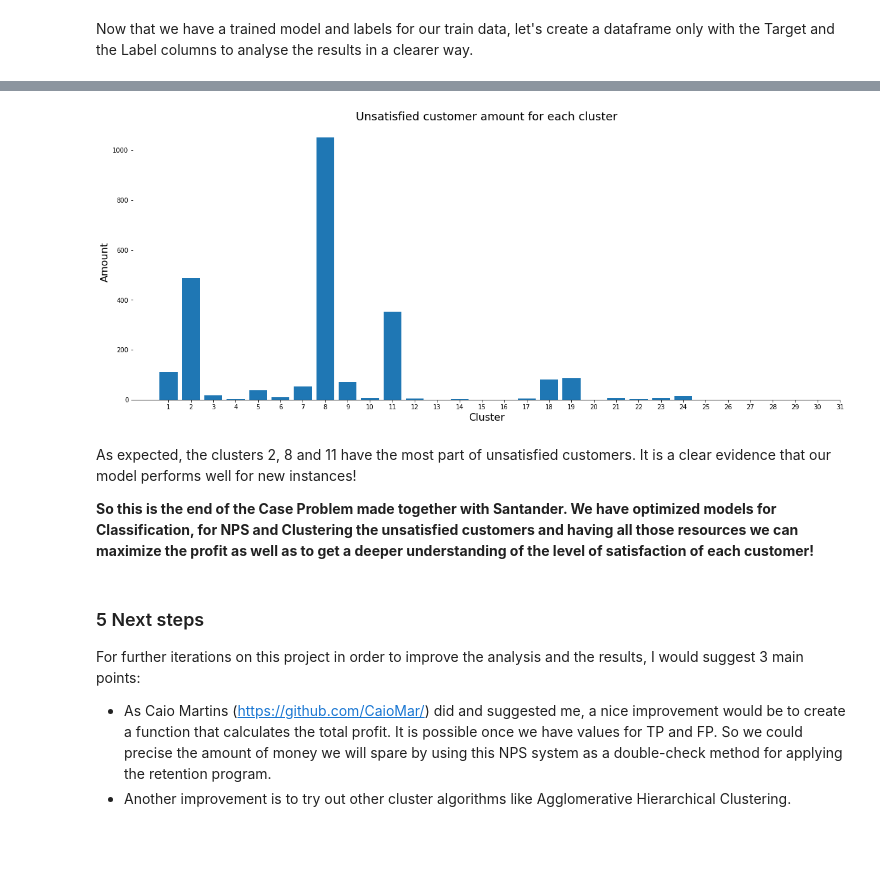
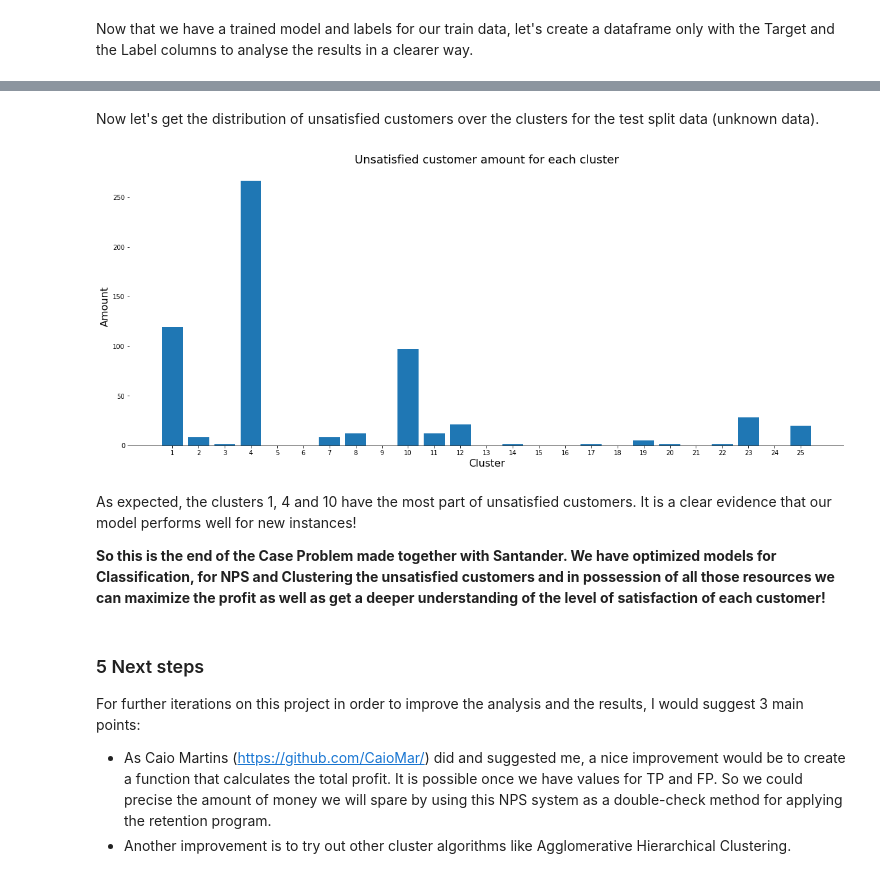
Before and after one commit to PedroHCouto/Santander-Case, a Jupyter notebook: Part C - Clustering.ipynb, the cells around one changed output, grey strips where cells are left out. Drawn from its saved outputs; the diff is of its cells as text; code cells hidden in the pictures; blank space fills up the shorter version.

```diff
--- a/Part C - Clustering.ipynb
+++ b/Part C - Clustering.ipynb
@@ -296,24 +298,26 @@ result_test.head()
+# %% [markdown]
+Now let's get the distribution of unsatisfied customers over the clusters for the test split data (unknown data).
 # %%
 # Get the distribution only for unsatisfied customer on X_test_selected
 unsatisfied_dist_test = result_test[result_test['target'] == 1].labels.value_counts().sort_index()
 # %%
 # Plotting the unsatified customers ditribution for the clusters
 fig, ax = plt.subplots(figsize = (20, 8))
-plt.bar(unsatisfied_dist.index + 1, unsatisfied_dist.values);
+plt.bar(unsatisfied_dist_test.index + 1, unsatisfied_dist_test.values);
 plt.title('Unsatisfied customer amount for each cluster', fontsize = 18);
 plt.xlabel('Cluster', fontsize = 16);
 plt.ylabel('Amount', fontsize = 16)
-plt.xticks(range(1, 32, 1))
+plt.xticks(range(1, 26, 1))
 
 ax.spines['top'].set_visible(False)
 ax.spines['right'].set_visible(False)
 ax.spines['left'].set_visible(False)
 # %% [output]
-[figure, old version]
+[figure, new version]
 # %% [markdown]
-As expected, the clusters 2, 8 and 11 have the most part of unsatisfied customers. It is a clear evidence that our model performs well for new instances!
+As expected, the clusters 1, 4 and 10 have the most part of unsatisfied customers. It is a clear evidence that our model performs well for new instances!
 
-**So this is the end of the Case Problem made together with Santander. We have optimized models for Classification, for NPS and Clustering the unsatisfied customers and having all those resources we can maximize the profit as well as to get a deeper understanding of the level of satisfaction of each customer!**
+**So this is the end of the Case Problem made together with Santander. We have optimized models for Classification, for NPS and Clustering the unsatisfied customers and in possession of all those resources we can maximize the profit as well as get a deeper understanding of the level of satisfaction of each customer!**
 # %% [markdown]
 ### 5 Next steps
 
```
Also changed, not shown: parts of 10 cells of this notebook.
